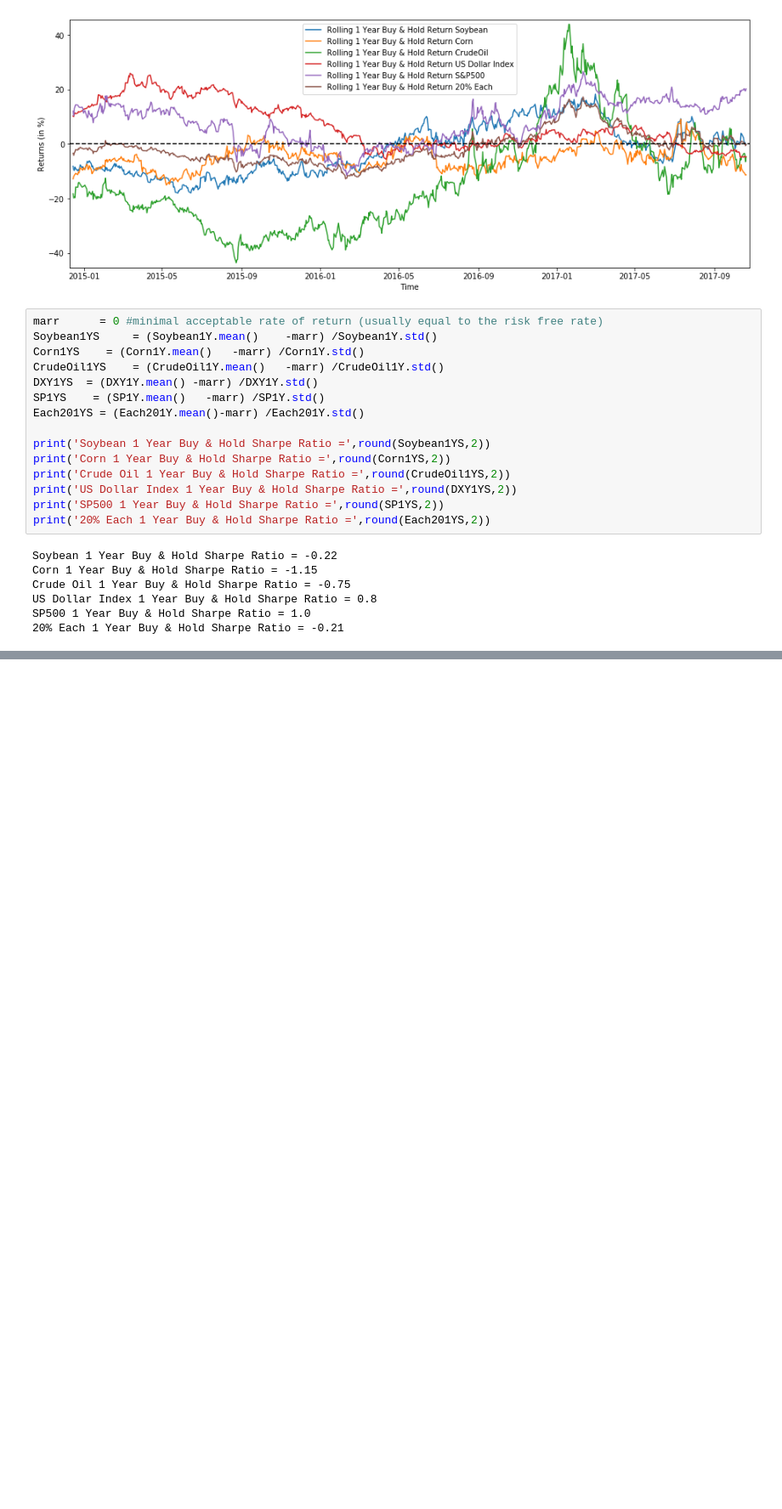
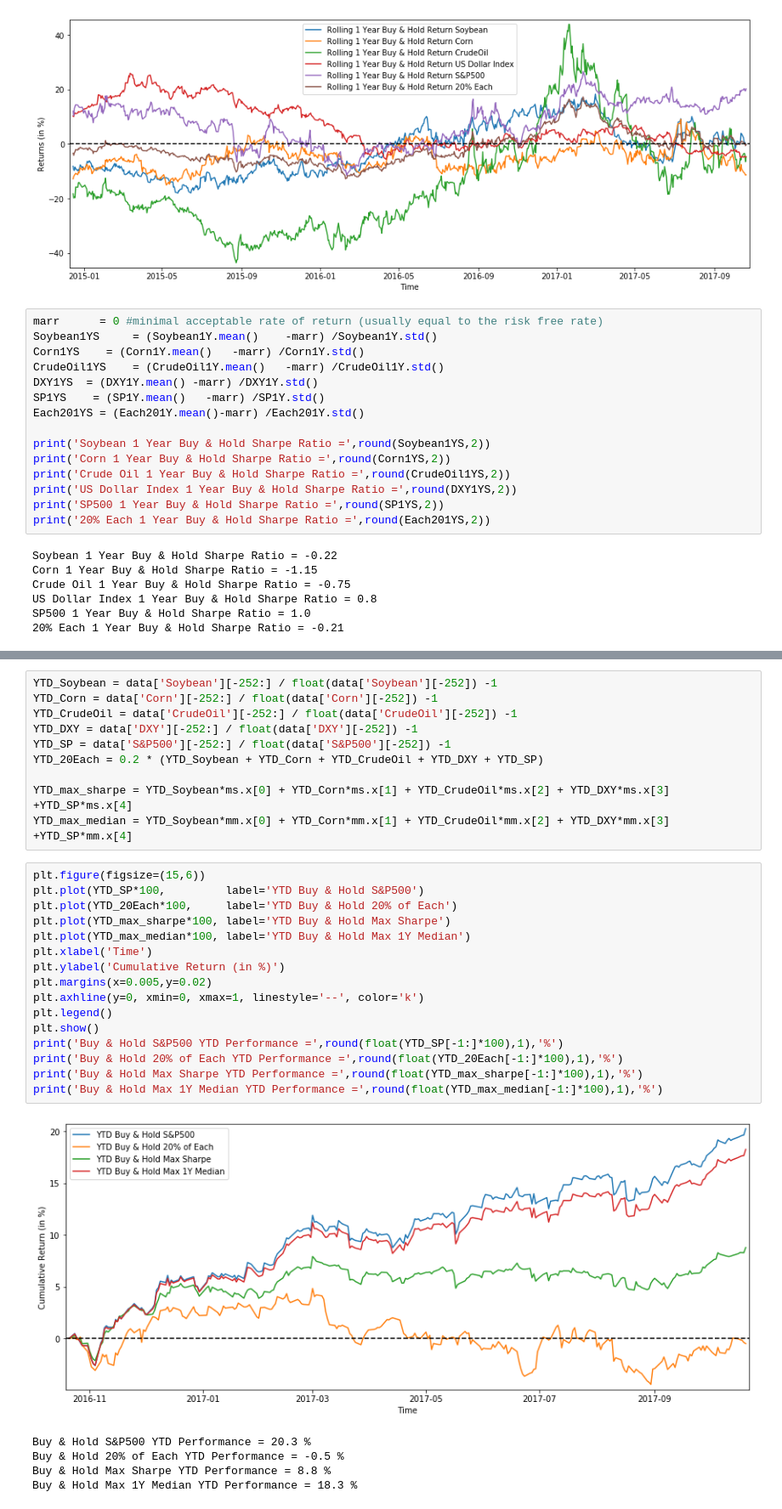
Before and after one commit to aelkhair/ErAmine, a Jupyter notebook: AssetAllocation/AssetAllocation.ipynb, the cells around one changed output, grey strips where cells are left out. Shown at 85% size. Cells and saved outputs as stored; diff of their text form; blank space fills up the shorter version.

```diff
--- a/AssetAllocation/AssetAllocation.ipynb
+++ b/AssetAllocation/AssetAllocation.ipynb
@@ -205,0 +256,32 @@ Median yearly excess return over Equall Weights  = 14.9 %
+# %%
+YTD_Soybean = data['Soybean'][-252:] / float(data['Soybean'][-252]) -1
+YTD_Corn = data['Corn'][-252:] / float(data['Corn'][-252]) -1
+YTD_CrudeOil = data['CrudeOil'][-252:] / float(data['CrudeOil'][-252]) -1
+YTD_DXY = data['DXY'][-252:] / float(data['DXY'][-252]) -1
+YTD_SP = data['S&P500'][-252:] / float(data['S&P500'][-252]) -1
+YTD_20Each = 0.2 * (YTD_Soybean + YTD_Corn + YTD_CrudeOil + YTD_DXY + YTD_SP)
+
+YTD_max_sharpe = YTD_Soybean*ms.x[0] + YTD_Corn*ms.x[1] + YTD_CrudeOil*ms.x[2] + YTD_DXY*ms.x[3] +YTD_SP*ms.x[4]
+YTD_max_median = YTD_Soybean*mm.x[0] + YTD_Corn*mm.x[1] + YTD_CrudeOil*mm.x[2] + YTD_DXY*mm.x[3] +YTD_SP*mm.x[4]
+# %%
+plt.figure(figsize=(15,6))
+plt.plot(YTD_SP*100,         label='YTD Buy & Hold S&P500')
+plt.plot(YTD_20Each*100,     label='YTD Buy & Hold 20% of Each')
+plt.plot(YTD_max_sharpe*100, label='YTD Buy & Hold Max Sharpe')
+plt.plot(YTD_max_median*100, label='YTD Buy & Hold Max 1Y Median')
+plt.xlabel('Time')
+plt.ylabel('Cumulative Return (in %)')
+plt.margins(x=0.005,y=0.02)
+plt.axhline(y=0, xmin=0, xmax=1, linestyle='--', color='k')
+plt.legend()
+plt.show()
+print('Buy & Hold S&P500 YTD Performance =',round(float(YTD_SP[-1:]*100),1),'%')
+print('Buy & Hold 20% of Each YTD Performance =',round(float(YTD_20Each[-1:]*100),1),'%')
+print('Buy & Hold Max Sharpe YTD Performance =',round(float(YTD_max_sharpe[-1:]*100),1),'%')
+print('Buy & Hold Max 1Y Median YTD Performance =',round(float(YTD_max_median[-1:]*100),1),'%')
+# %% [output]
+[figure, added]
+Buy & Hold S&P500 YTD Performance = 20.3 %
+Buy & Hold 20% of Each YTD Performance = -0.5 %
+Buy & Hold Max Sharpe YTD Performance = 8.8 %
+Buy & Hold Max 1Y Median YTD Performance = 18.3 %
```
Also changed, not shown: parts of 7 cells of this notebook.
